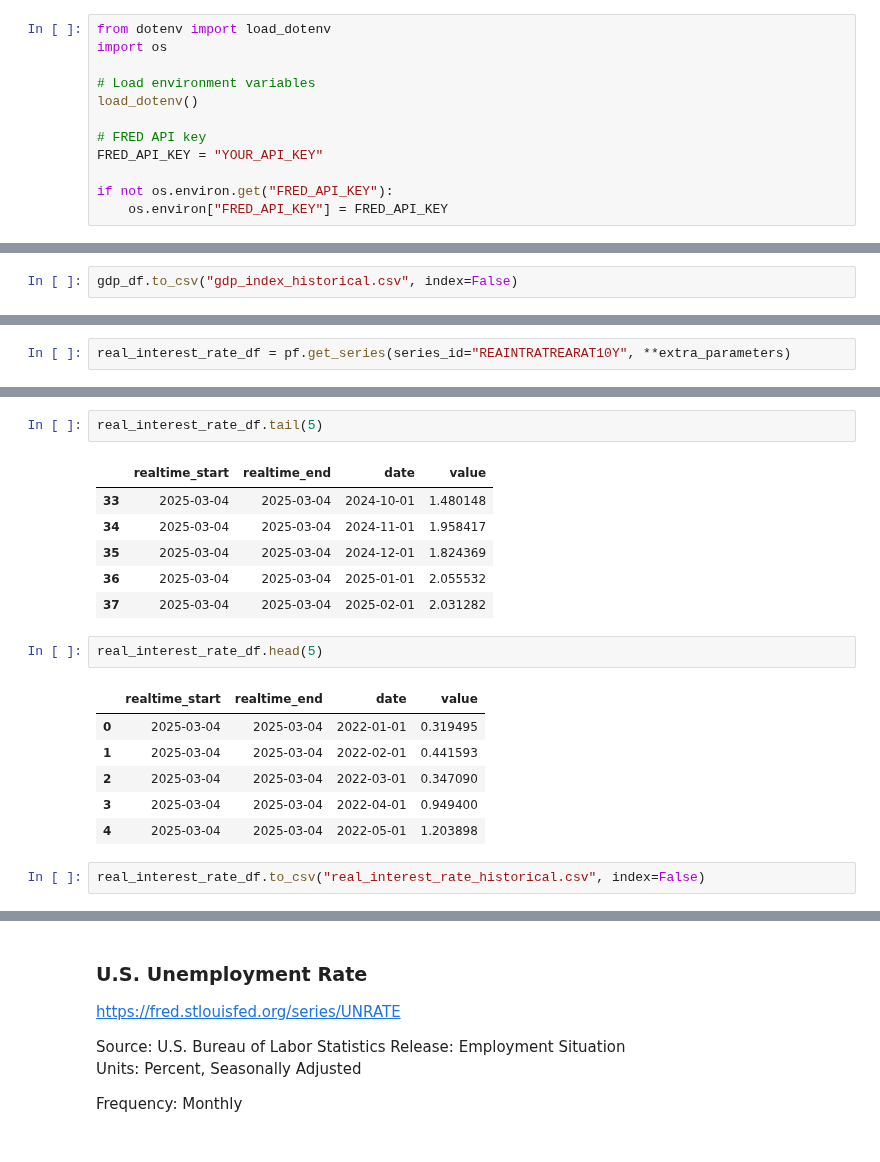
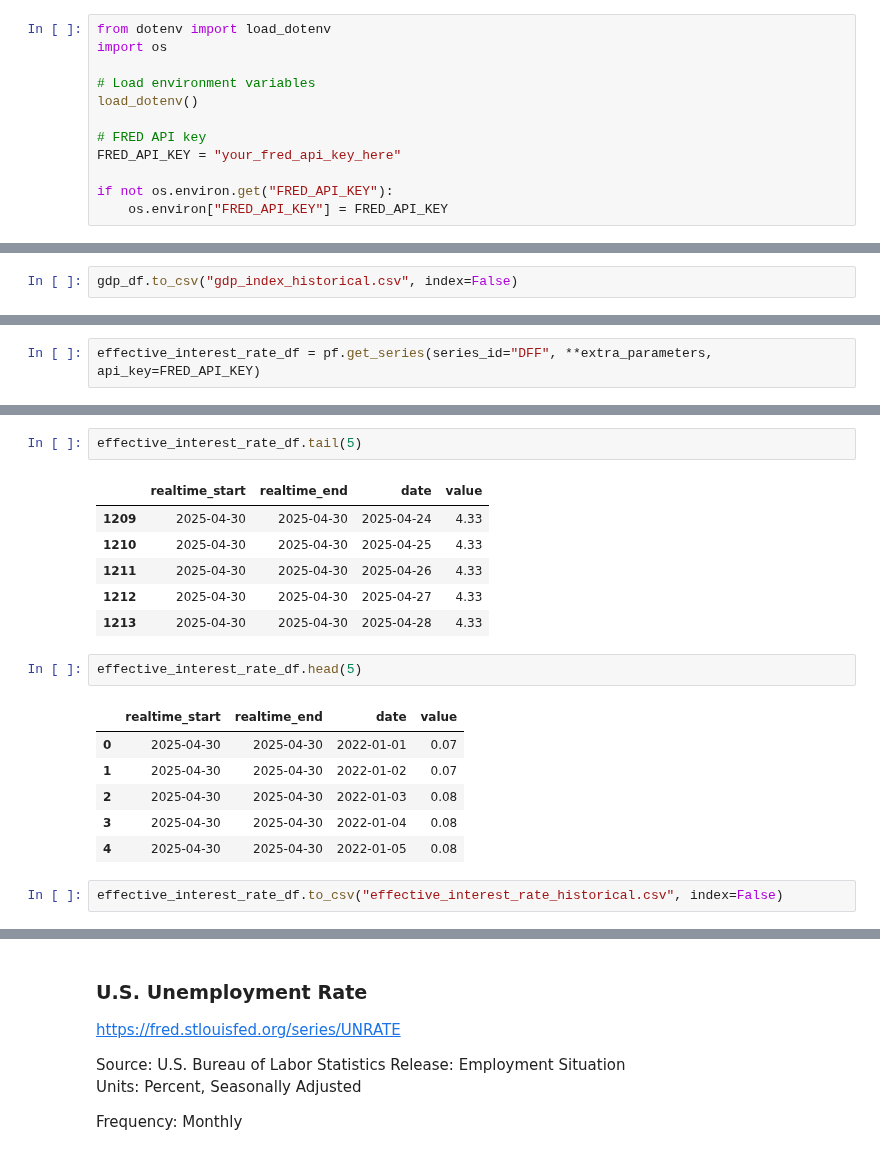
Before and after one commit to mongodb-industry-solutions/leafy-bank-backend-capitalmarkets-loaders, a Jupyter notebook: notebooks/extract_macroeconomics_pyfredapi.ipynb, the cells around one changed output, grey strips where cells are left out. Cells and saved outputs as stored; diff of their text form.

Commit message:
Replacing REAINTRATREARAT10Y for DFF (FRED Macroindicator serie)
Replacing REAINTRATREARAT10Y for DFF (FRED Macroindicator serie)

```diff
--- a/notebooks/extract_macroeconomics_pyfredapi.ipynb
+++ b/notebooks/extract_macroeconomics_pyfredapi.ipynb
@@ -31,7 +34,7 @@ import os
 load_dotenv()
 
 # FRED API key
-FRED_API_KEY = "YOUR_API_KEY"
+FRED_API_KEY = "your_fred_api_key_here"
 
 if not os.environ.get("FRED_API_KEY"):
     os.environ["FRED_API_KEY"] = FRED_API_KEY
@@ -233,4 +250,4 @@ Cleveland<a/>.'
 )
 # %%
-real_interest_rate_df = pf.get_series(series_id="REAINTRATREARAT10Y", **extra_parameters)
+effective_interest_rate_df = pf.get_series(series_id="DFF", **extra_parameters, api_key=FRED_API_KEY)
 # %%
@@ -242,23 +259,23 @@ date              datetime64[ns]
 value                    float64
 dtype: object
 # %%
-real_interest_rate_df.tail(5)
+effective_interest_rate_df.tail(5)
 # %% [output]
 |  | realtime_start | realtime_end | date | value |
-| 33 | 2025-03-04 | 2025-03-04 | 2024-10-01 | 1.480148 |
-| 34 | 2025-03-04 | 2025-03-04 | 2024-11-01 | 1.958417 |
-| 35 | 2025-03-04 | 2025-03-04 | 2024-12-01 | 1.824369 |
-| 36 | 2025-03-04 | 2025-03-04 | 2025-01-01 | 2.055532 |
-| 37 | 2025-03-04 | 2025-03-04 | 2025-02-01 | 2.031282 |
+| 1209 | 2025-04-30 | 2025-04-30 | 2025-04-24 | 4.33 |
+| 1210 | 2025-04-30 | 2025-04-30 | 2025-04-25 | 4.33 |
+| 1211 | 2025-04-30 | 2025-04-30 | 2025-04-26 | 4.33 |
+| 1212 | 2025-04-30 | 2025-04-30 | 2025-04-27 | 4.33 |
+| 1213 | 2025-04-30 | 2025-04-30 | 2025-04-28 | 4.33 |
 # %%
-real_interest_rate_df.head(5)
+effective_interest_rate_df.head(5)
 # %% [output]
 |  | realtime_start | realtime_end | date | value |
-| 0 | 2025-03-04 | 2025-03-04 | 2022-01-01 | 0.319495 |
-| 1 | 2025-03-04 | 2025-03-04 | 2022-02-01 | 0.441593 |
-| 2 | 2025-03-04 | 2025-03-04 | 2022-03-01 | 0.347090 |
-| 3 | 2025-03-04 | 2025-03-04 | 2022-04-01 | 0.949400 |
-| 4 | 2025-03-04 | 2025-03-04 | 2022-05-01 | 1.203898 |
+| 0 | 2025-04-30 | 2025-04-30 | 2022-01-01 | 0.07 |
+| 1 | 2025-04-30 | 2025-04-30 | 2022-01-02 | 0.07 |
+| 2 | 2025-04-30 | 2025-04-30 | 2022-01-03 | 0.08 |
+| 3 | 2025-04-30 | 2025-04-30 | 2022-01-04 | 0.08 |
+| 4 | 2025-04-30 | 2025-04-30 | 2022-01-05 | 0.08 |
 # %%
-real_interest_rate_df.to_csv("real_interest_rate_historical.csv", index=False)
+effective_interest_rate_df.to_csv("effective_interest_rate_historical.csv", index=False)
 # %%
```
Also changed, not shown: parts of 19 cells of this notebook, 6 other files.
